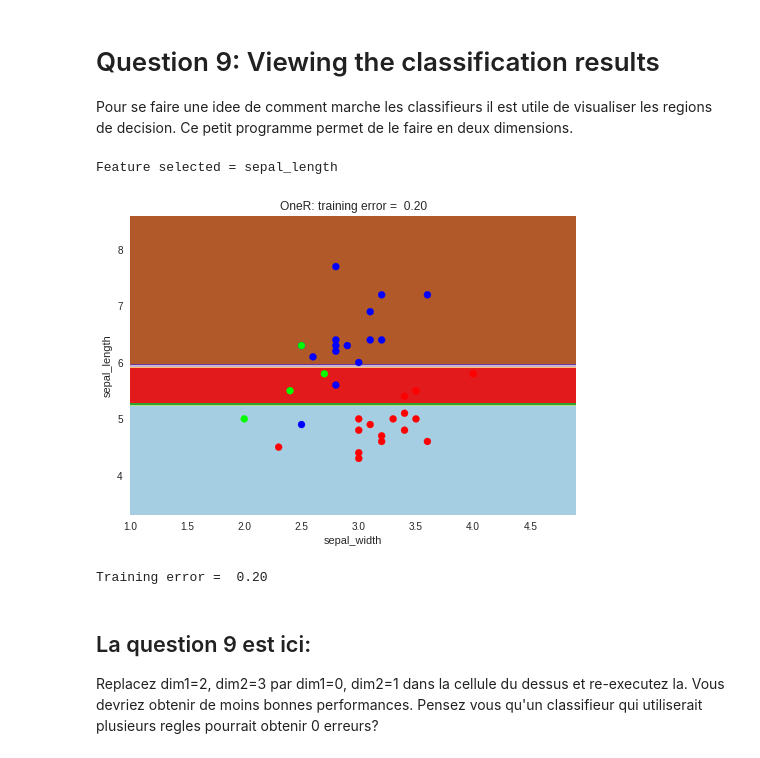
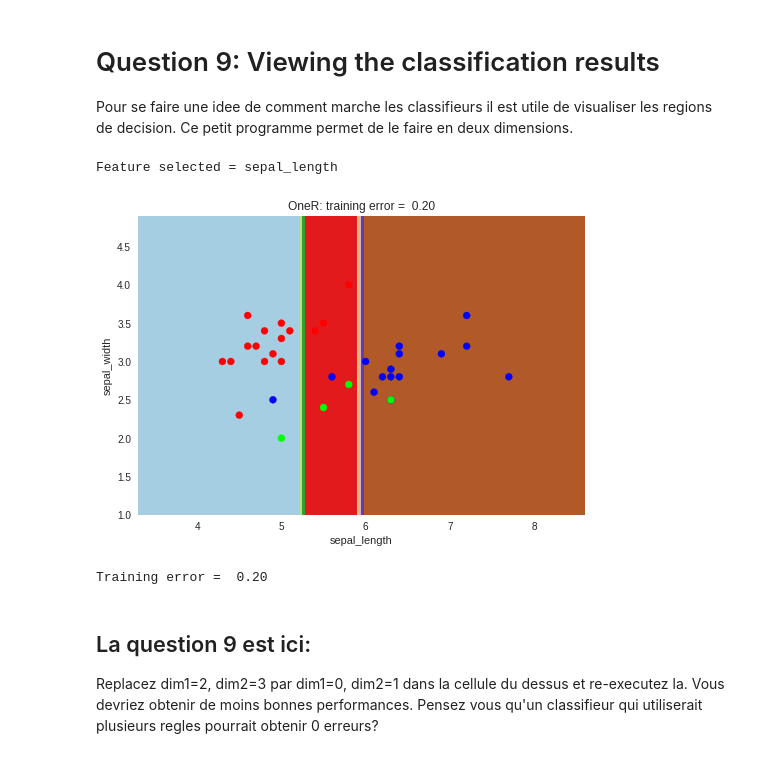
Before and after one commit to florianpinto/info232, a Jupyter notebook: TP1/README.ipynb, the cells around one changed output. Drawn from its saved outputs; the diff is of its cells as text; code cells hidden in the pictures.

```diff
--- a/TP1/README.ipynb
+++ b/TP1/README.ipynb
@@ -393,12 +393,12 @@ def ClfScatter(clf, X, Y, F, dim1=0, dim2=1, title=''):
     plt.show()
     return clf.predict(X2)
 # %%
-Yhat = ClfScatter(my_model, X, Y, feature_names, dim1=1, dim2=0, title='OneR')
+Yhat = ClfScatter(my_model, X, Y, feature_names, dim1=0, dim2=1, title='OneR')
 errate = error_rate(Y, Yhat)
 print('Training error = %5.2f' % errate)
 # %% [output]
 Feature selected = sepal_length
-[figure, old version]
+[figure, new version]
 Training error =  0.20
 # %% [markdown]
 ## La question 9 est ici:
```
